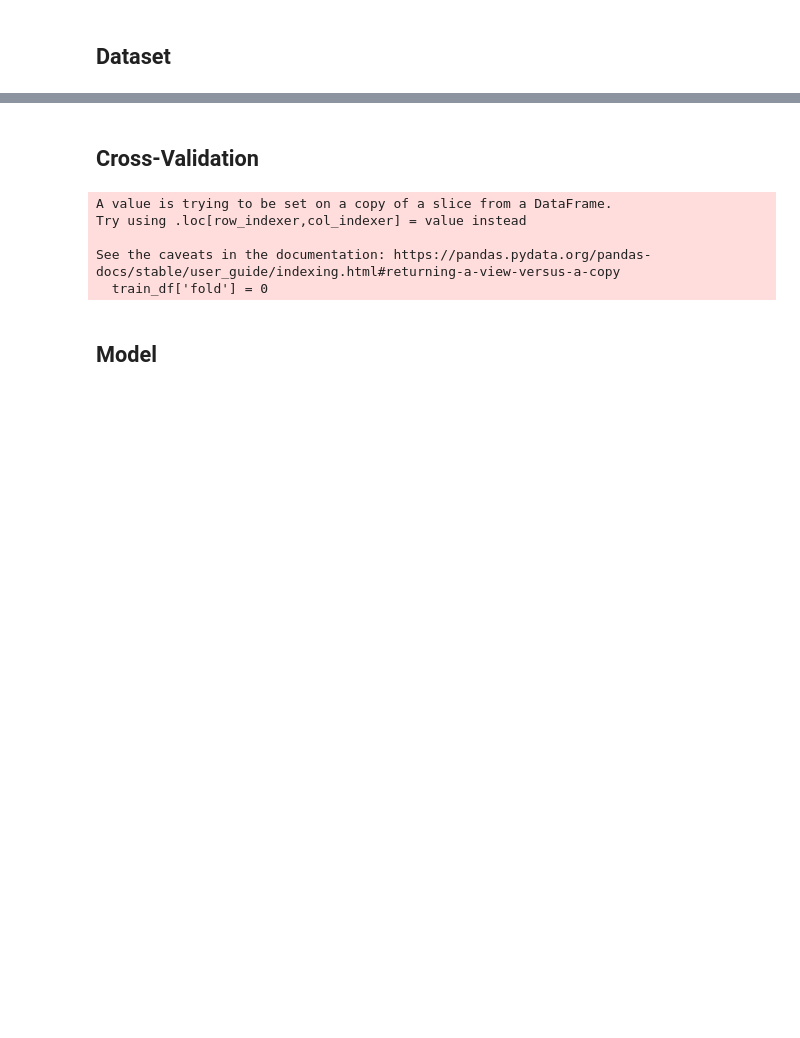
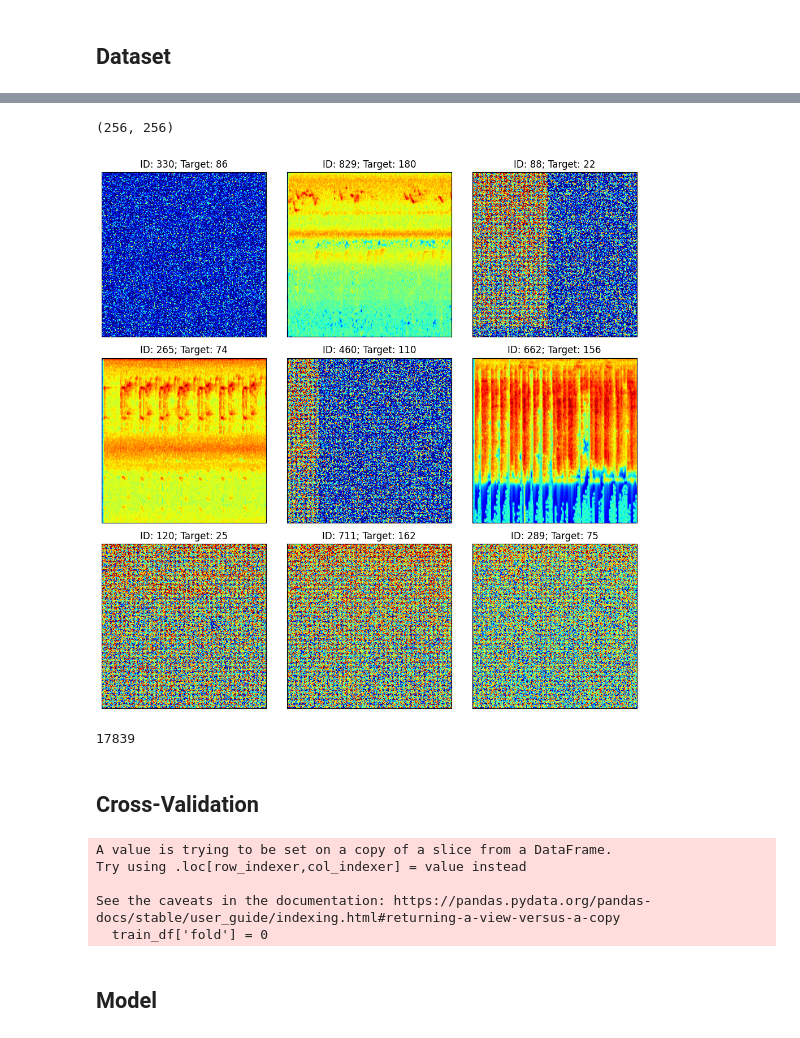
Before and after one commit to leonardoboulitreau/AIMS-BirdCLEF, a Jupyter notebook: Leo/PreTrained-[TRAIN].ipynb, the cells around one changed output, grey strips where cells are left out. Cells and saved outputs as stored; diff of their text form; code cells hidden in the pictures; blank space fills up the shorter version.

```diff
--- a/Leo/PreTrained-[TRAIN].ipynb
+++ b/Leo/PreTrained-[TRAIN].ipynb
@@ -381,3 +385,17 @@ gc.collect()
+# %%
+dummy_dataset = BirdDataset(holdout_df, all_bird_data_holdout, True, get_transforms('test'))
+
+test_input, test_target = dummy_dataset[0]
+print(test_input.detach().numpy().shape)
+
+show_batch(dummy_dataset)
+
+del dummy_dataset
+gc.collect()
+# %% [output]
+(256, 256)
+[figure, added]
+17839
 # %% [markdown]
 ## Cross-Validation
 # %%
```
Also changed, not shown: parts of 13 cells of this notebook, 1 other file.
